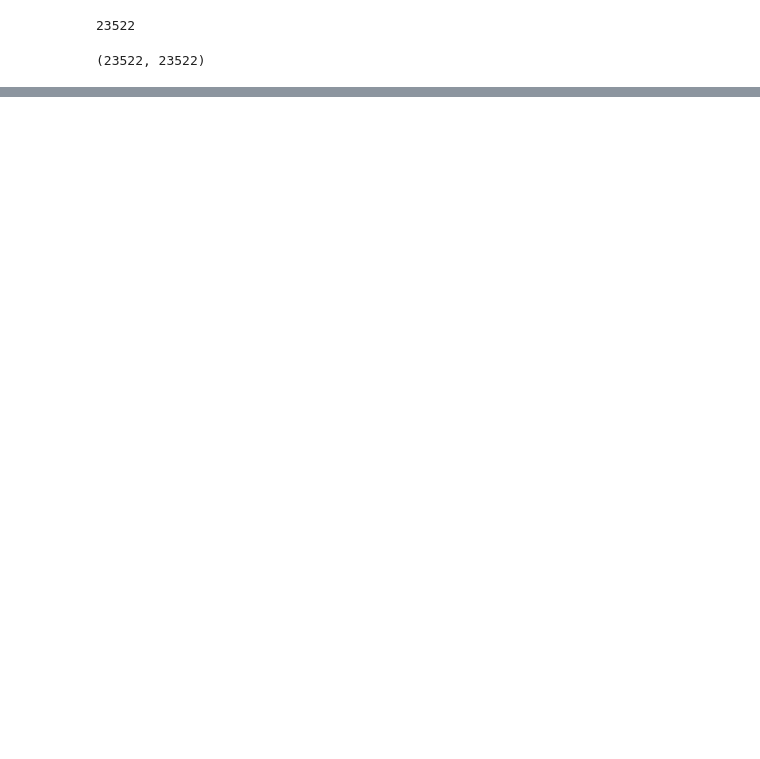
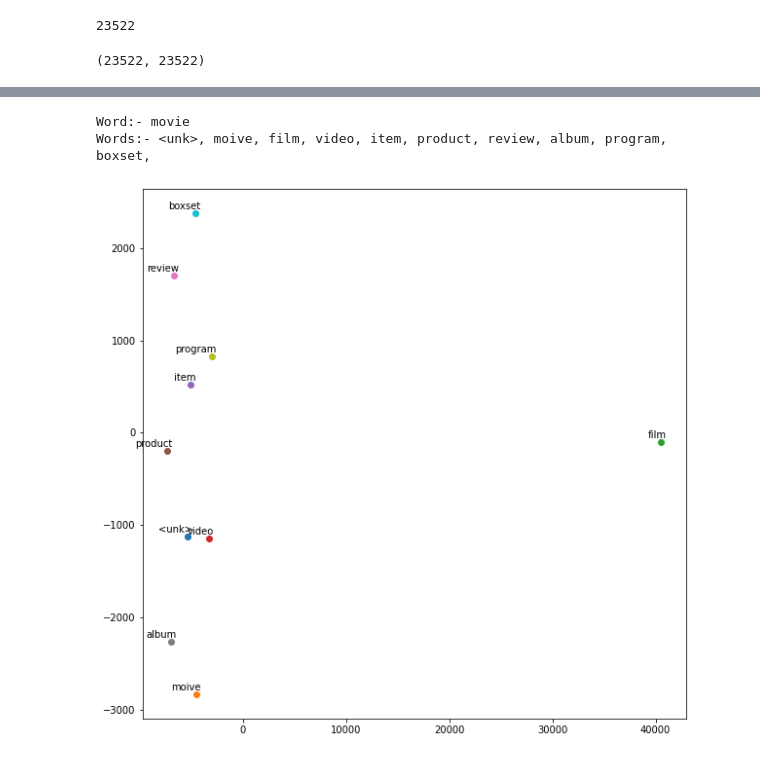
Before and after one commit to soumodiptab/Intro-to-NLP, a Jupyter notebook: assignment-3/models/svd.ipynb, the cells around one changed output, grey strips where cells are left out. Cells and saved outputs as stored; diff of their text form; code cells hidden in the pictures; blank space fills up the shorter version.

```diff
--- a/assignment-3/models/svd.ipynb
+++ b/assignment-3/models/svd.ipynb
@@ -157,13 +159,17 @@ class SVD_W2V:
         self.vocab = vocab
         self.window_size = window
         self.embedding_size = embedding_size
-        self.cooccurrence_matrix = csr_matrix((self.dim, self.dim), dtype=np.int32)
+        self.cooccurrence_matrix = np.zeros((self.dim, self.dim))
 
     def train(self,data):
         self.__build_cooccurrence_matrix(data)
+        svd = TruncatedSVD(n_components=self.embedding_size, random_state=42)
+        self.embeddings = svd.fit_transform(self.cooccurrence_matrix)
+
 
 
     def __build_cooccurrence_matrix(self, data):
+        self.cooccurrence_matrix = np.zeros((self.dim, self.dim))
         for tokens in data:
             for pos,token in enumerate(tokens):
                 if token not in self.vocab:
@@ -177,11 +183,16 @@ class SVD_W2V:
                             self.cooccurrence_matrix[self.vocab[token], self.vocab[context_token]] += 1
                         else:
                             self.cooccurrence_matrix[self.vocab[token], self.vocab["<unk>"]] += 1
+        self.cooccurrence_matrix = csr_matrix(self.cooccurrence_matrix)
 
     def save_embeddings(self, path):
-        pass
+        with open(path, 'w') as f:
+            f.write('{} {}\n'.format(self.dim, self.embedding_size))
+            for word, i in self.vocab.items():
+                e = ' '.join(map(str, self.embeddings[i]))
+                f.write('{} {}\n'.format(word, e))
 # %%
-model = SVD_W2V(vocab, 7,100)
+model = SVD_W2V(vocab, 3,300)
 # %%
 model.cooccurrence_matrix.shape
 # %% [output]
@@ -190,0 +295,6 @@ model.train(data)
+# %%
+plot_top10_words('movie', model,ind2vocab)
+# %% [output]
+Word:- movie
+Words:- <unk>, moive, film, video, item, product, review, album, program, boxset,
+[figure, added]
```
Also changed, not shown: parts of 10 cells of this notebook, 3 other files.
